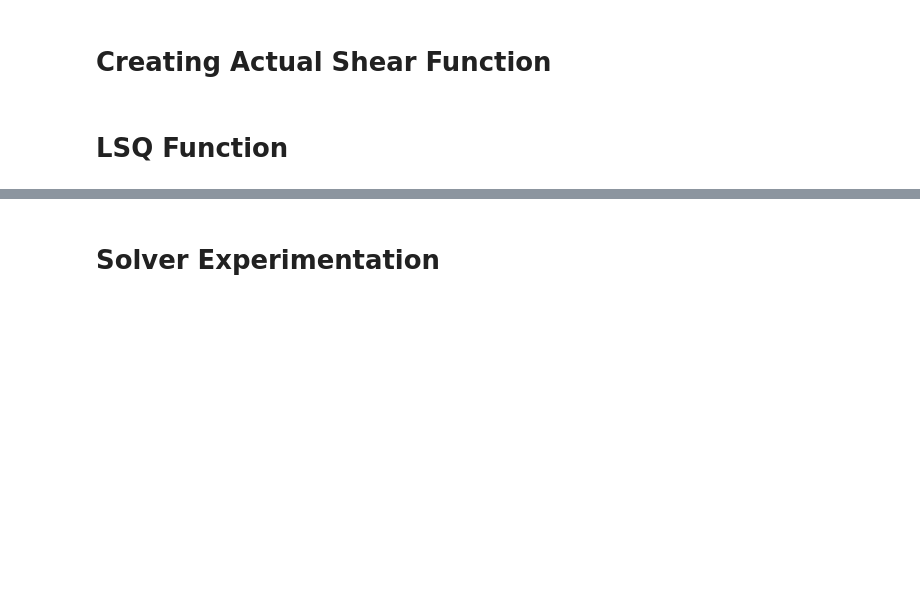
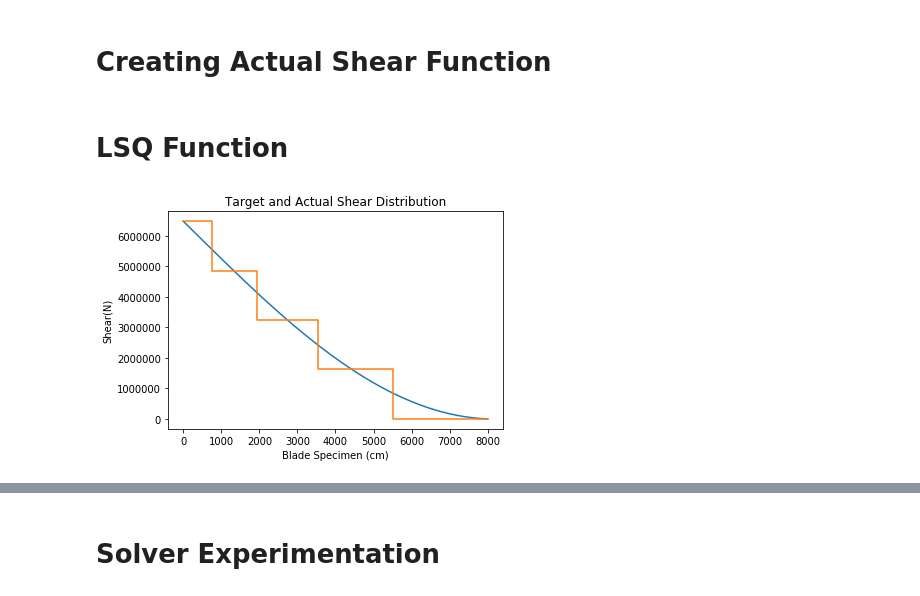
Before and after one commit to peternelson333/Advanced-Control-of-the-FASTBLADE-Facility, a Jupyter notebook: Rams.ipynb, the cells around one changed output, grey strips where cells are left out. Cells and saved outputs as stored; diff of their text form; code cells hidden in the pictures; blank space fills up the shorter version.

```diff
--- a/Rams.ipynb
+++ b/Rams.ipynb
@@ -118,9 +112,10 @@ print(Shear)
 def AcSh(x,sol,Shear):
     ActualShear=[]
     for j in range(0,len(Shear)):
-        for i in range(0,len(x)):
+        for i in range(0,len(x)-1):                              #-1 to fix something
             if (x[i])>=sol[j] and (x[i])<sol[j+1]:
                 ActualShear=np.append(ActualShear, (Shear[j]))
+    ActualShear=np.append(ActualShear,0)                          #new to ensure Actual Shear length = x length
     return ActualShear
 # %% [markdown]
 # LSQ Function
@@ -133,3 +122,19 @@ def objective2(x,Shear,sol,TargetShear):
+# %%
+import matplotlib.pyplot as plt
+
+#z=[0.0, 1600.0, 3200.0, 4800.0, 6400.0, 8000.0]
+#zz=[6437606.4, 4497700.8, 2737797.6, 2737797.6, 1320496.8,0]
+
+ActualShear=AcSh(x,[0, 750,1900,3500,5500,8000],Shear)
+
+plt.plot(x, TargetShear)
+plt.step(x, ActualShear, where='post')
+plt.xlabel('Blade Specimen (cm)')
+plt.ylabel('Shear(N)')
+plt.title('Target and Actual Shear Distribution')
+plt.show()
+# %% [output]
+[figure, added]
 # %%
 def objective(x,Shear,sol,TargetShear):
     lsq_l=[]
```
Also changed, not shown: parts of 15 cells of this notebook, 1 other file.
